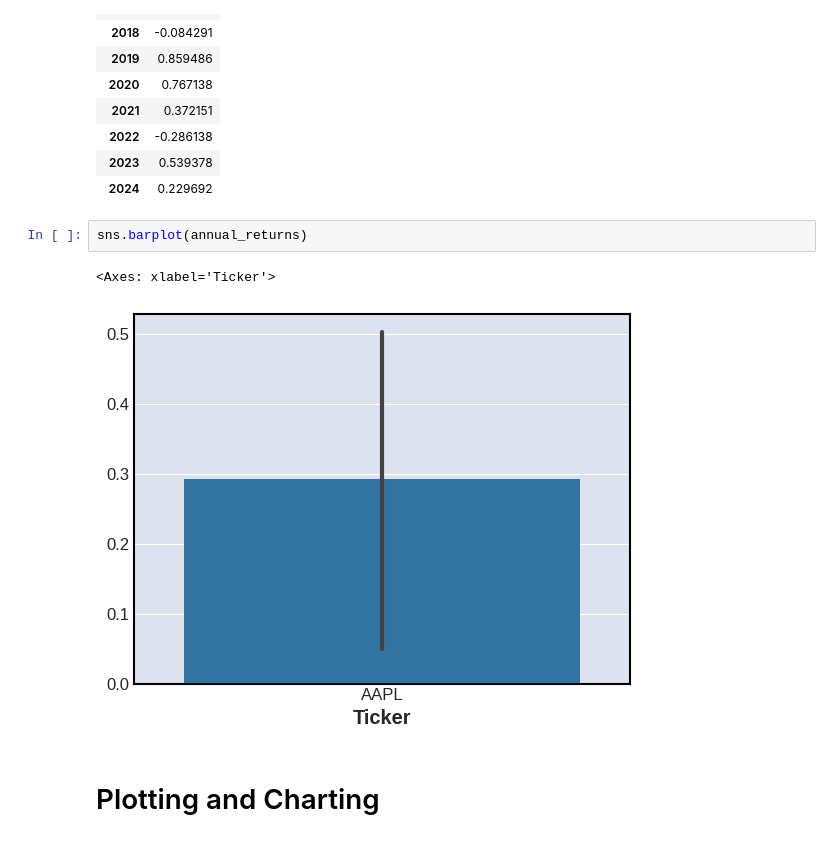
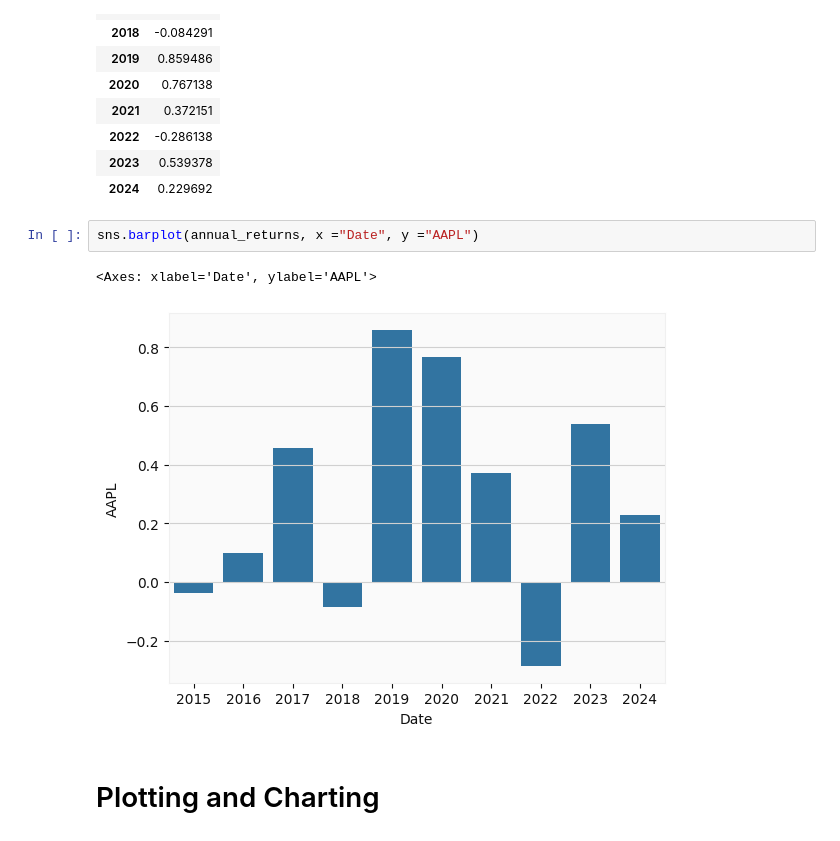
Before and after one commit to a-nagar/cs4372, a Jupyter notebook: Financial_Data_Analysis.ipynb, the cells around one changed output. Cells and saved outputs as stored; diff of their text form.

```diff
--- a/Financial_Data_Analysis.ipynb
+++ b/Financial_Data_Analysis.ipynb
@@ -115,10 +115,10 @@ annual_returns
 | 2023 | 0.539378 |
 | 2024 | 0.229692 |
 # %%
-sns.barplot(annual_returns)
+sns.barplot(annual_returns, x ="Date", y ="AAPL")
 # %% [output]
-<Axes: xlabel='Ticker'>
+<Axes: xlabel='Date', ylabel='AAPL'>
-[figure, old version]
+[figure, new version]
 # %% [markdown]
 # Plotting and Charting
 # %%
```
